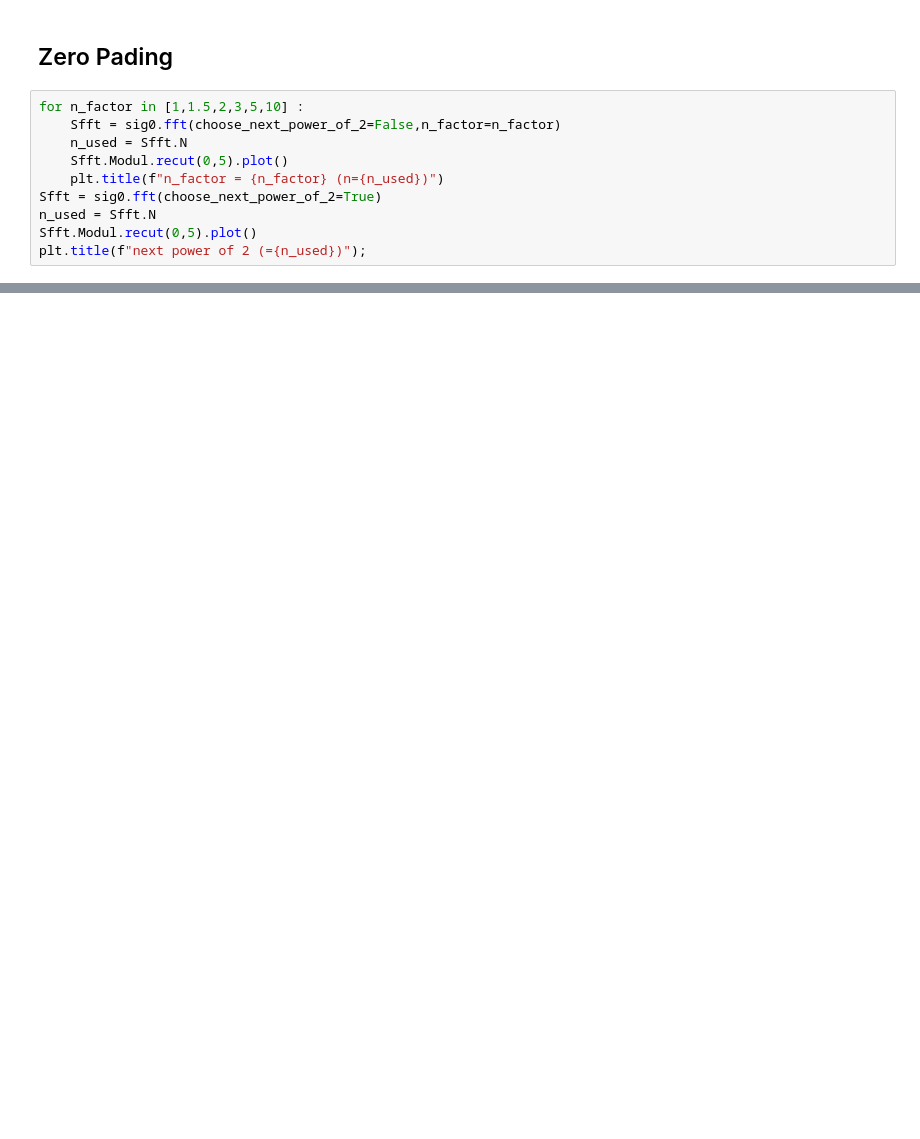
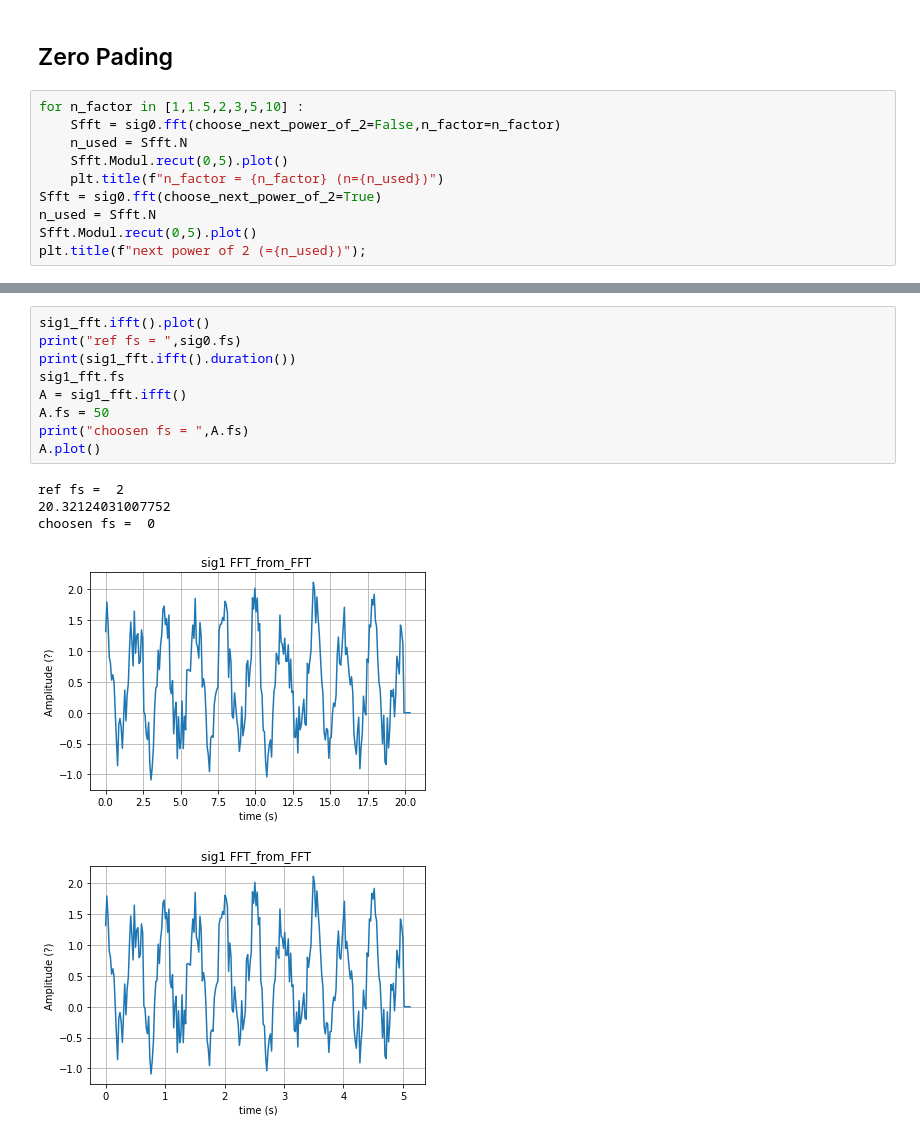
Before and after one commit to Octavius26/Data_analysis, a Jupyter notebook: demo.ipynb, the cells around one changed output, grey strips where cells are left out. Saved outputs shown, nothing was run; the diff lists cells and outputs as text; blank space fills up the shorter version.

Commit message:
ajout de ifft

```diff
--- a/demo.ipynb
+++ b/demo.ipynb
@@ -139,0 +159,15 @@ plt.title(f"next power of 2 (={n_used})");
+# %%
+sig1_fft.ifft().plot()
+print("ref fs = ",sig0.fs)
+print(sig1_fft.ifft().duration())
+sig1_fft.fs
+A = sig1_fft.ifft()
+A.fs = 50
+print("choosen fs = ",A.fs)
+A.plot()
+# %% [output]
+ref fs =  2
+20.32124031007752
+choosen fs =  0
+[figure, added]
+[figure, added]
```
Also changed, not shown: parts of 6 cells of this notebook, 1 other file.
